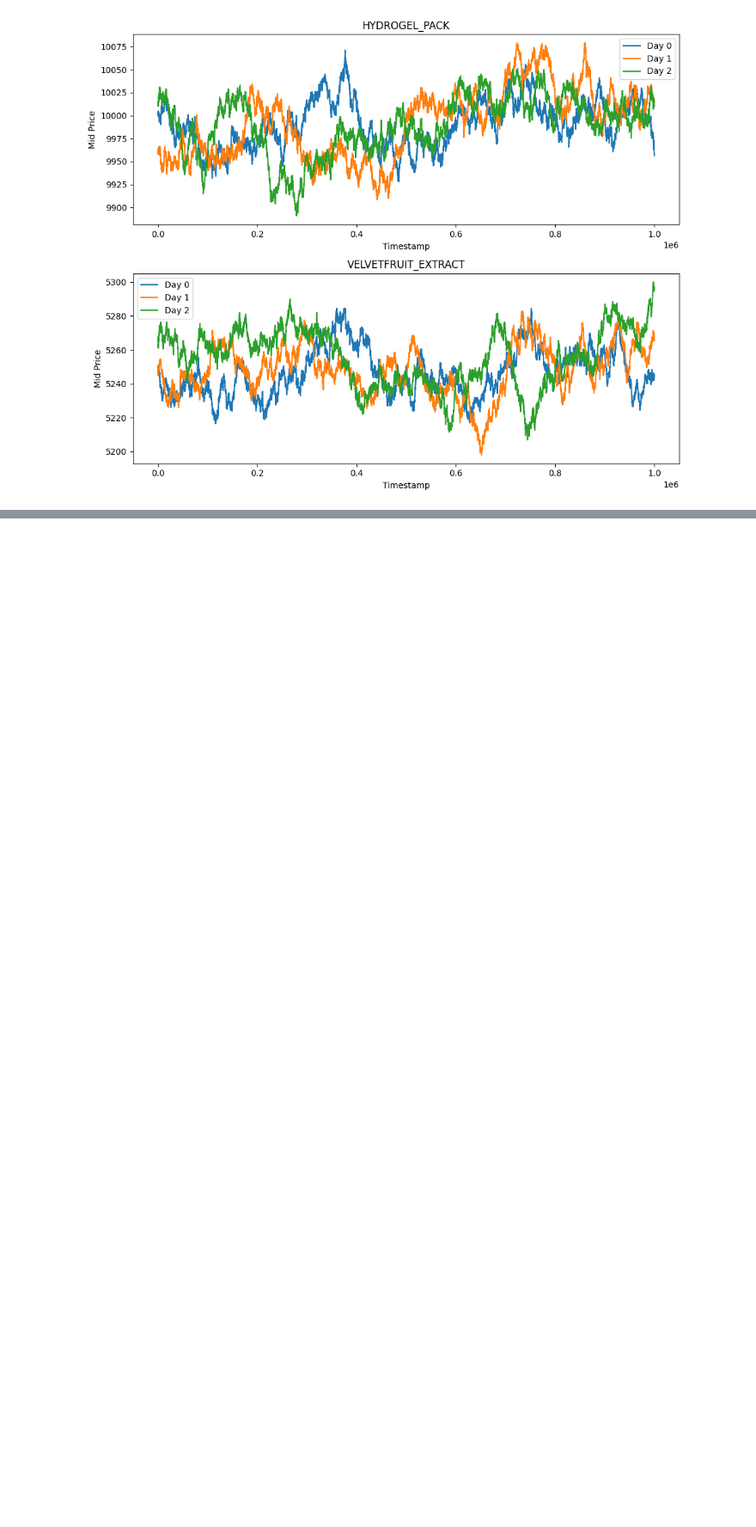
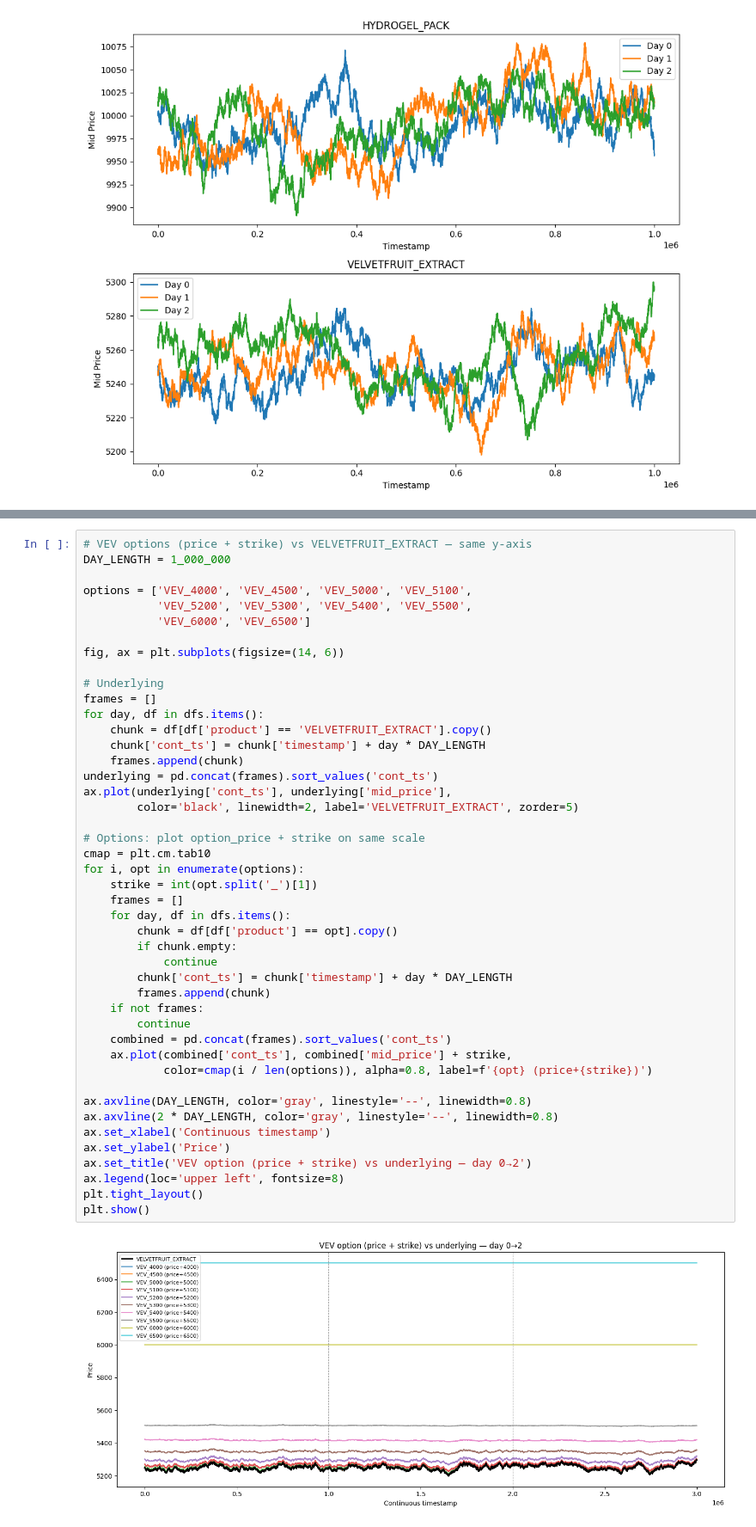
Before and after one commit to pig8pig/imc-prosperity-3, a Jupyter notebook: rounds/analysis.ipynb, the cells around one changed output, grey strips where cells are left out. Shown at 86% size. Cells and saved outputs as stored; diff of their text form; blank space fills up the shorter version.

```diff
--- a/rounds/analysis.ipynb
+++ b/rounds/analysis.ipynb
@@ -433,0 +493,47 @@ plt.show()
+# %%
+# VEV options (price + strike) vs VELVETFRUIT_EXTRACT — same y-axis
+DAY_LENGTH = 1_000_000
+
+options = ['VEV_4000', 'VEV_4500', 'VEV_5000', 'VEV_5100',
+           'VEV_5200', 'VEV_5300', 'VEV_5400', 'VEV_5500',
+           'VEV_6000', 'VEV_6500']
+
+fig, ax = plt.subplots(figsize=(14, 6))
+
+# Underlying
+frames = []
+for day, df in dfs.items():
+    chunk = df[df['product'] == 'VELVETFRUIT_EXTRACT'].copy()
+    chunk['cont_ts'] = chunk['timestamp'] + day * DAY_LENGTH
+    frames.append(chunk)
+underlying = pd.concat(frames).sort_values('cont_ts')
+ax.plot(underlying['cont_ts'], underlying['mid_price'],
+        color='black', linewidth=2, label='VELVETFRUIT_EXTRACT', zorder=5)
+
+# Options: plot option_price + strike on same scale
+cmap = plt.cm.tab10
+for i, opt in enumerate(options):
+    strike = int(opt.split('_')[1])
+    frames = []
+    for day, df in dfs.items():
+        chunk = df[df['product'] == opt].copy()
+        if chunk.empty:
+            continue
+        chunk['cont_ts'] = chunk['timestamp'] + day * DAY_LENGTH
+        frames.append(chunk)
+    if not frames:
+        continue
+    combined = pd.concat(frames).sort_values('cont_ts')
+    ax.plot(combined['cont_ts'], combined['mid_price'] + strike,
+            color=cmap(i / len(options)), alpha=0.8, label=f'{opt} (price+{strike})')
+
+ax.axvline(DAY_LENGTH, color='gray', linestyle='--', linewidth=0.8)
+ax.axvline(2 * DAY_LENGTH, color='gray', linestyle='--', linewidth=0.8)
+ax.set_xlabel('Continuous timestamp')
+ax.set_ylabel('Price')
+ax.set_title('VEV option (price + strike) vs underlying — day 0→2')
+ax.legend(loc='upper left', fontsize=8)
+plt.tight_layout()
+plt.show()
+# %% [output]
+[figure, added]
```
Also changed, not shown: parts of 2 cells of this notebook, 1 other file.
